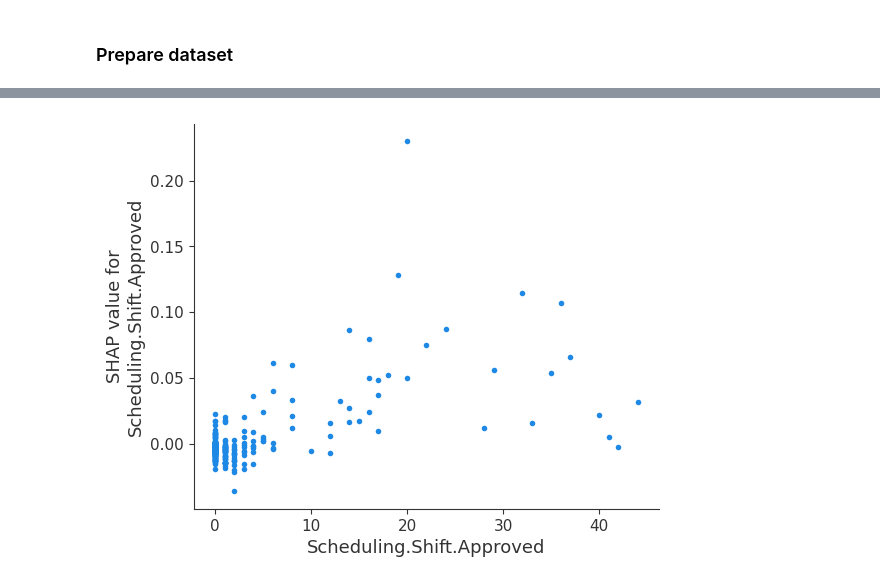
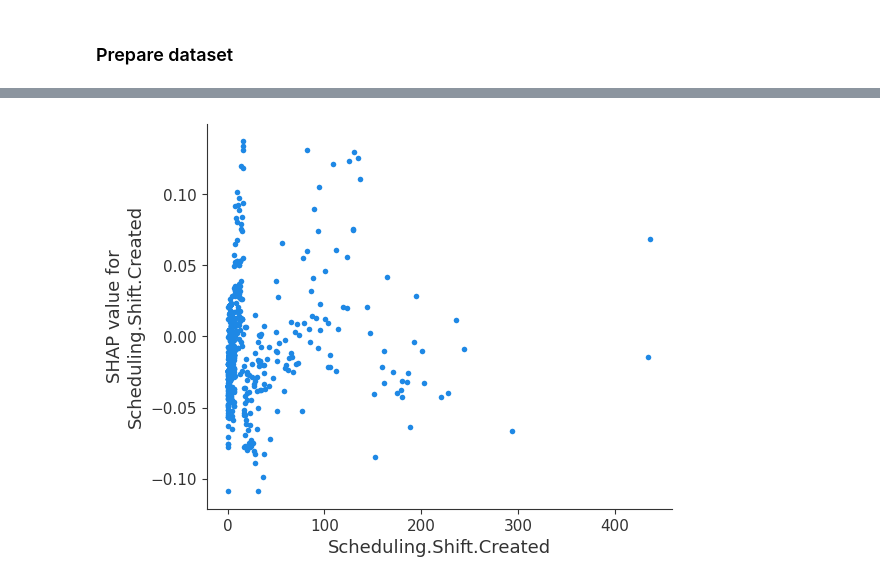
Before and after one commit to czarny-kwadrat/planday_project, a Jupyter notebook: Planday - trial goals exploration.ipynb, the cells around one changed output, grey strips where cells are left out. Drawn from its saved outputs; the diff is of its cells as text; code cells hidden in the pictures.

```diff
--- a/Planday - trial goals exploration.ipynb
+++ b/Planday - trial goals exploration.ipynb
@@ -112,7 +116,8 @@ new_activity_counts.groupby('CONVERTED').agg({
 | False | 45.091540 | 7.0 |
 | True | 47.020305 | 7.0 |
 # %%
-activity_metrics = filtered_data.groupby(by = ['ACTIVITY_NAME', 'CONVERTED']).agg({
+# Check how popular are activities
+activity_metrics = final_activity_data.groupby(by = ['ACTIVITY_NAME', 'CONVERTED']).agg({
     'ORGANIZATION_ID': ['count', 'nunique']
 })
 activity_metrics.columns = ['NB_ACTIVITIES', 'NB_ORGANIZATIONS']
@@ -234,16 +224,19 @@ See the caveats in the documentation: https://pandas.pydata.org/pandas-docs/stab
 # %%
+# Define functions that return the number of active days in specified time window
 def count_active_days_within_specified_timeframe(data, nb_days):
     active_days = data[['ORGANIZATION_ID', 'DAYS_SINCE_TRIAL_STARTED']].drop_duplicates()
     return active_days[active_days['DAYS_SINCE_TRIAL_STARTED']<nb_days].groupby(by='ORGANIZATION_ID').size()
 
-activity_features_3d = count_active_days_within_specified_timeframe(filtered_data, 3).rename('nb_active_days_3d')
-activity_features_7d = count_active_days_within_specified_timeframe(filtered_data, 7).rename('nb_active_days_7d')
-activity_features_14d = count_active_days_within_specified_timeframe(filtered_data, 14).rename('nb_active_days_14d')
-activity_features_30d = count_active_days_within_specified_timeframe(filtered_data, 30).rename('nb_active_days_30d')
+activity_features_3d = count_active_days_within_specified_timeframe(final_activity_data, 3).rename('nb_active_days_3d')
+activity_features_7d = count_active_days_within_specified_timeframe(final_activity_data, 7).rename('nb_active_days_7d')
+activity_features_14d = count_active_days_within_specified_timeframe(final_activity_data, 14).rename('nb_active_days_14d')
+activity_features_30d = count_active_days_within_specified_timeframe(final_activity_data, 30).rename('nb_active_days_30d')
 
+# Combine all the previously defined time-related metrics
 time_features = pd.concat([activity_features_days, activity_features_3d, activity_features_7d, activity_features_14d, activity_features_30d], axis = 1).fillna(0)
 # %%
-activity_features_relevant_activities = filtered_data[filtered_data['ACTIVITY_NAME'].isin(activities_for_model)]
+# Create final dataset which combines time-related and activity-related metrics on organisation level
+activity_features_relevant_activities = final_activity_data[final_activity_data['ACTIVITY_NAME'].isin(activities_for_model)]
 activity_features = activity_features_relevant_activities.pivot_table(
     index=['ORGANIZATION_ID', 'CONVERTED'],
     columns='ACTIVITY_NAME',
@@ -269,9 +262,6 @@ final_data
 # %%
-import pandas as pd
-import matplotlib.pyplot as plt
-import seaborn as sns
+# Random forest model
 import sklearn
-
 from sklearn.model_selection import train_test_split
 from sklearn.preprocessing import StandardScaler
 from sklearn.metrics import accuracy_score, confusion_matrix
@@ -280,15 +270,11 @@ from sklearn.ensemble import RandomForestClassifier
 X = final_data.iloc[:, 2:]
 y = final_data.iloc[:, 1]
 
+# Split dataset into train and test subsets
 X_train, X_test, y_train, y_test = train_test_split(X, y, test_size=0.2, random_state=42)
 feature_names = X_train.columns
 
-classifier = RandomForestClassifier(n_estimators=20, max_depth=12, random_state=42)
+# Construct model and run prediction
+classifier = RandomForestClassifier(n_estimators=100, max_depth=12, min_samples_split=10, min_samples_leaf=5, max_features='sqrt', random_state=42)
 classifier.fit(X_train, y_train)
 y_pred = classifier.predict(X_test)
-
-accuracy = accuracy_score(y_test, y_pred)
-print(f'Accuracy: {accuracy * 100:.2f}%')
-
-conf_matrix = confusion_matrix(y_test, y_pred)
-conf_matrix
@@ -334,4 +313,5 @@ shap.dependence_plot('Mobile.Schedule.Loaded', shap_values[:,:,1], X_train, inte
 # %%
-shap.dependence_plot('Scheduling.Shift.Approved', shap_values[:,:,1], X_train, interaction_index=None)
+# Use SHAP dependency plot to explore trends and the distribution of model predictions, helping to understand how feature values influence the output
+shap.dependence_plot('Scheduling.Shift.Created', shap_values[:,:,1], X_train, interaction_index=None)
 # %% [output]
-[figure, old version]
+[figure, new version]
```
Also changed, not shown: parts of 45 cells of this notebook, 2 other files.
